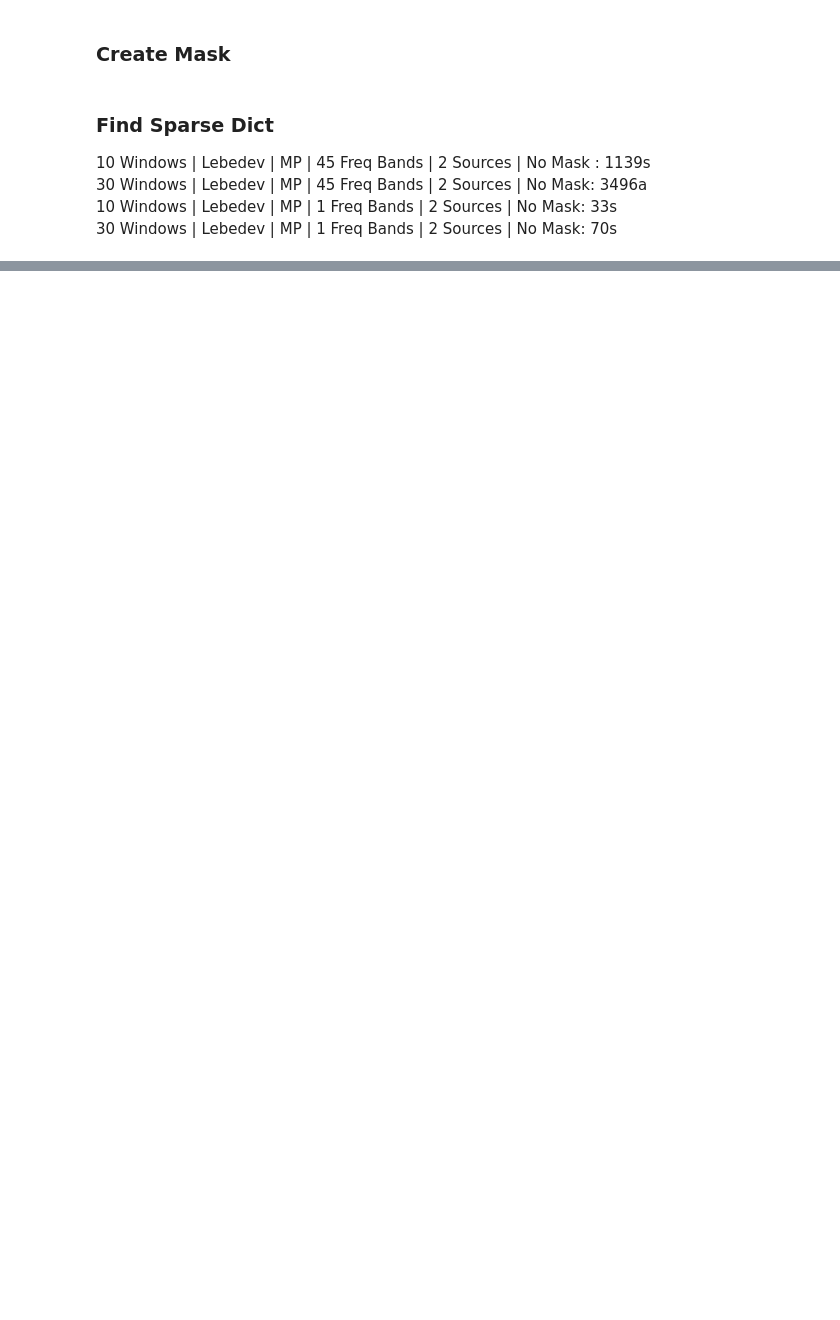
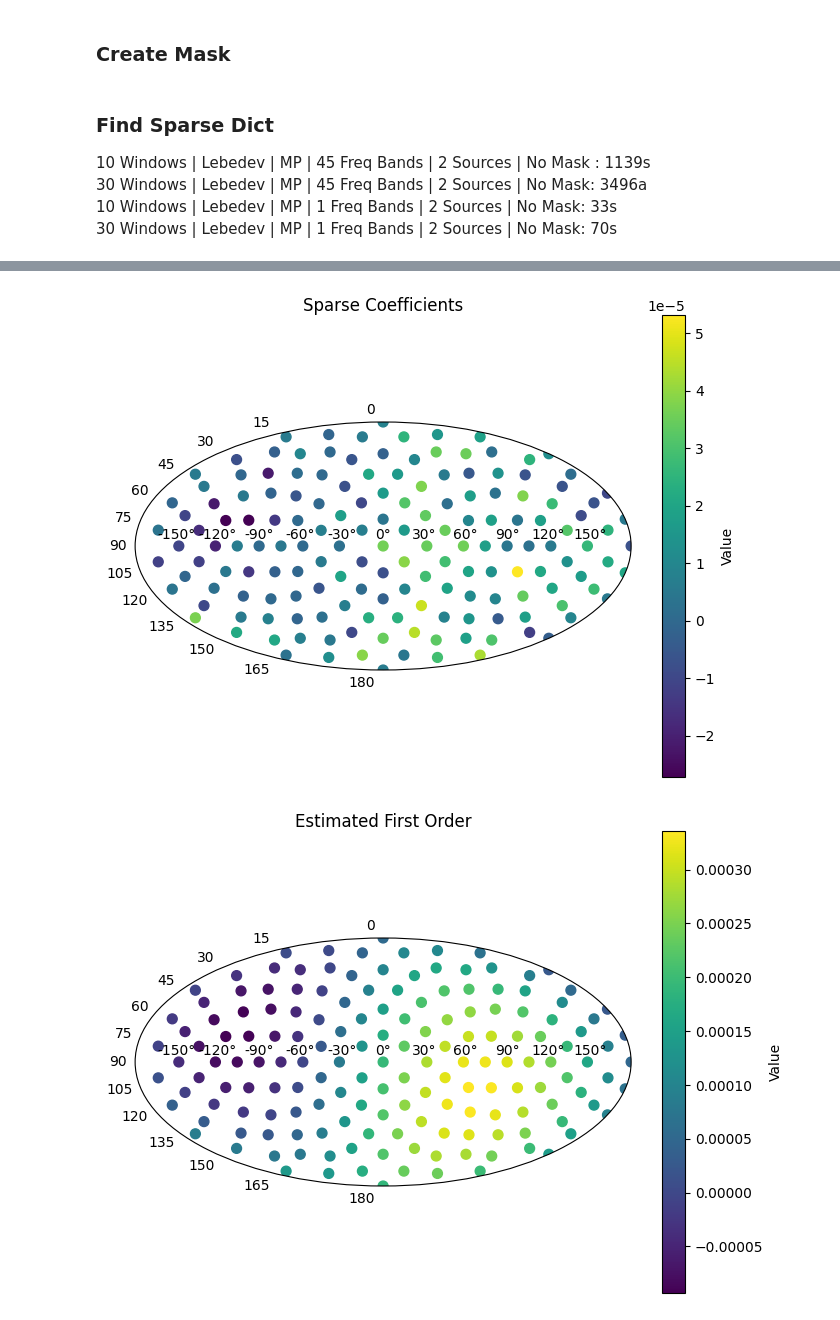
Before and after one commit to Amitmils/AmbisonicUpscaling, a Jupyter notebook: run_script.ipynb, the cells around one changed output, grey strips where cells are left out. Cells and saved outputs as stored; diff of their text form; code cells hidden in the pictures; blank space fills up the shorter version.

```diff
--- a/run_script.ipynb
+++ b/run_script.ipynb
@@ -106,0 +106,8 @@ utils.plot_on_2D(azi=sound_field.P_ph, zen=sound_field.P_th, values=s_windowed,
+# %%
+time_index = 300
+utils.plot_on_2D(azi=sound_field.P_ph, zen=sound_field.P_th, values=s_dict[:,time_index], title="Sparse Coefficients")
+utils.plot_on_2D(azi=sound_field.P_ph, zen=sound_field.P_th, values=Y_p.transpose()@Y_p@s_dict[:,time_index], title="Estimated First Order")
+utils.plot_on_2D(azi=sound_field.P_ph, zen=sound_field.P_th, values=Y_p.transpose()@anm_t[time_index,:], title="Real First Order")
+# %% [output]
+[figure, added]
+[figure, added]
```
Also changed, not shown: parts of 8 cells of this notebook, 2 other files.
